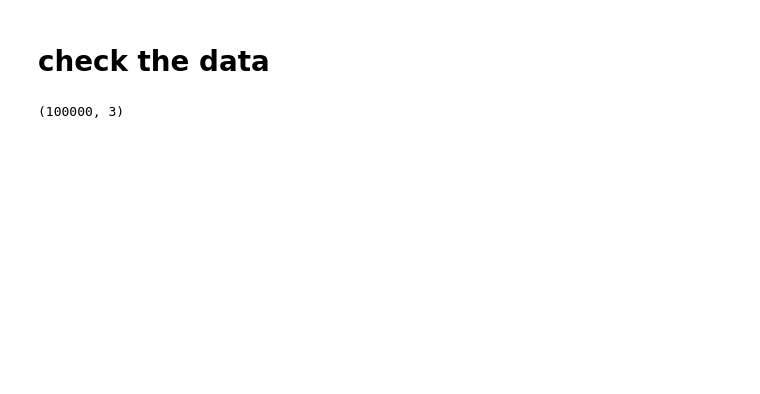
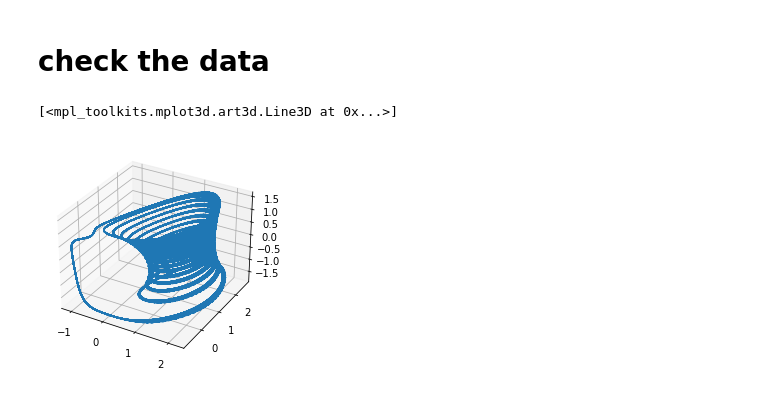
Before and after one commit to kjxymful/empirical_evd.jl, a Jupyter notebook: eval/read_data.ipynb, the cells around one changed output. Cells and saved outputs as stored; diff of their text form; code cells hidden in the pictures; blank space fills up the shorter version.

```diff
--- a/eval/read_data.ipynb
+++ b/eval/read_data.ipynb
@@ -14,6 +14,11 @@ def path_to_data(experiment, example=True, mu=0):
     return data_path
 # %%
-data = np.load(path_to_data("lorenz"))
-data.shape
+data_npy = np.load(path_to_data("bursting_neuron"))
+data_npy.shape
+t = 10000
-# %% [output]
-(100000, 3)
+# %%
+axis = plt.subplot(projection = "3d")
+axis.plot(data_npy[:t,0],data_npy[:t,1],data_npy[:t,2])
+# %% [output]
+[<mpl_toolkits.mplot3d.art3d.Line3D at 0x...>]
+[figure, added]
```
Also changed, not shown: parts of 5 cells of this notebook, 4 other files.
